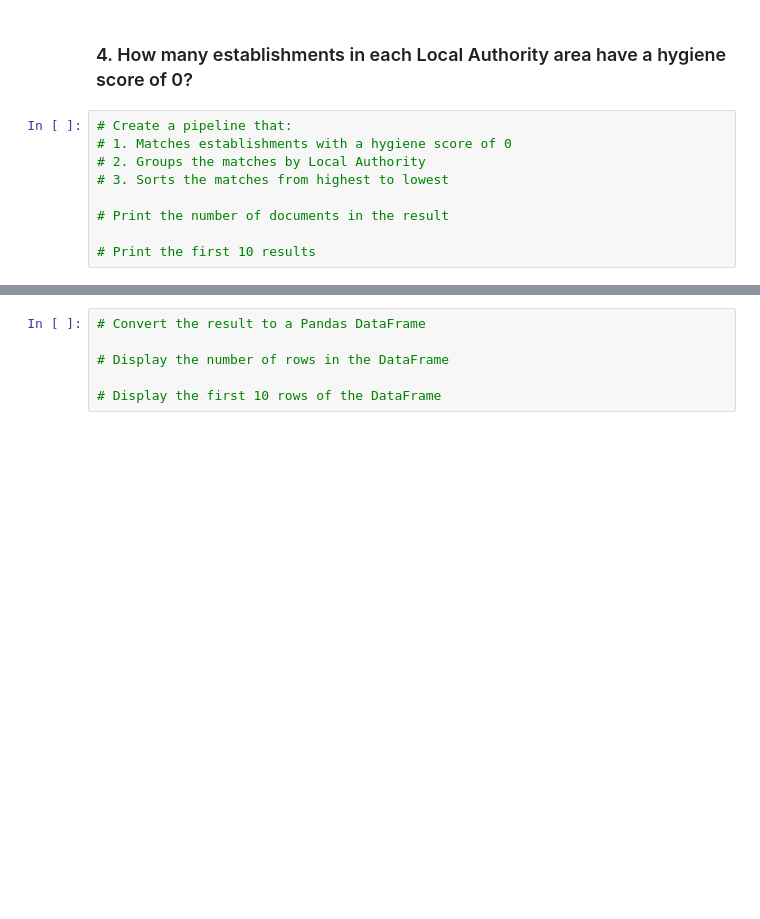
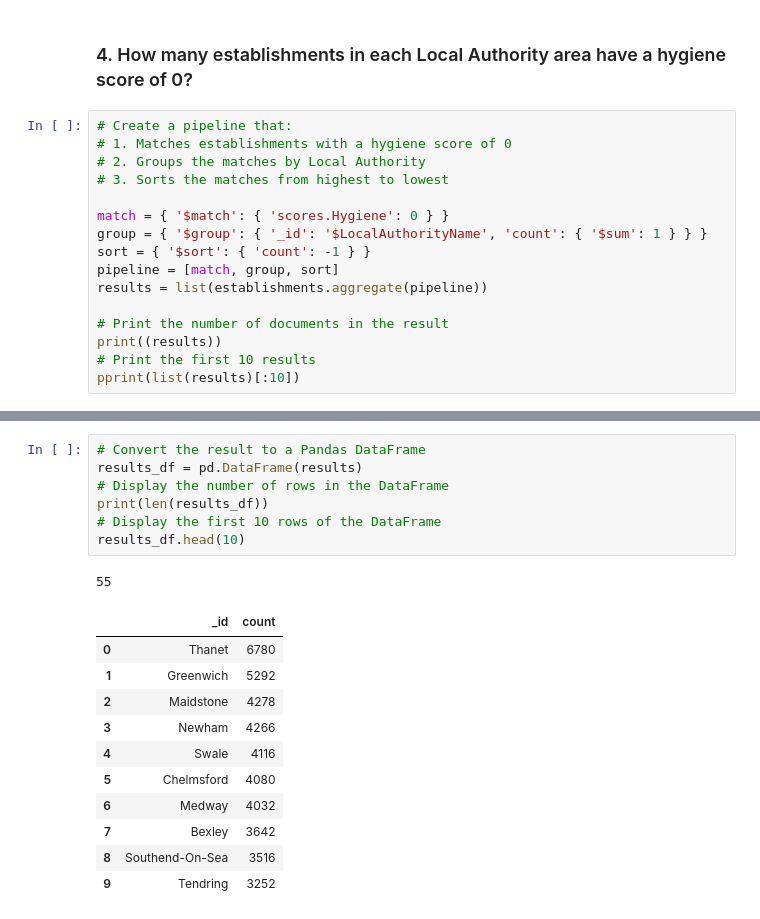
Before and after one commit to bennettnorth/nosql-challenge, a Jupyter notebook: NoSQL_analysis_starter.ipynb, the cells around one changed output, grey strips where cells are left out. Drawn from its saved outputs; the diff is of its cells as text; blank space fills up the shorter version.

```diff
--- a/NoSQL_analysis_starter.ipynb
+++ b/NoSQL_analysis_starter.ipynb
@@ -73,6 +145,13 @@ sort =
 # 2. Groups the matches by Local Authority
 # 3. Sorts the matches from highest to lowest
 
+match = { '$match': { 'scores.Hygiene': 0 } }
+group = { '$group': { '_id': '$LocalAuthorityName', 'count': { '$sum': 1 } } }
+sort = { '$sort': { 'count': -1 } }
+pipeline = [match, group, sort]
+results = list(establishments.aggregate(pipeline))
+
 # Print the number of documents in the result
-
+print((results))
 # Print the first 10 results
+pprint(list(results)[:10])
@@ -79,6 +170,20 @@ sort =
 # %%
 # Convert the result to a Pandas DataFrame
-
+results_df = pd.DataFrame(results)
 # Display the number of rows in the DataFrame
-
+print(len(results_df))
 # Display the first 10 rows of the DataFrame
+results_df.head(10)
+# %% [output]
+55
+|  | _id | count |
+| 0 | Thanet | 6780 |
+| 1 | Greenwich | 5292 |
+| 2 | Maidstone | 4278 |
+| 3 | Newham | 4266 |
+| 4 | Swale | 4116 |
+| 5 | Chelmsford | 4080 |
+| 6 | Medway | 4032 |
+| 7 | Bexley | 3642 |
+| 8 | Southend-On-Sea | 3516 |
+| 9 | Tendring | 3252 |
```
Also changed, not shown: parts of 12 cells of this notebook, 2 other files.
